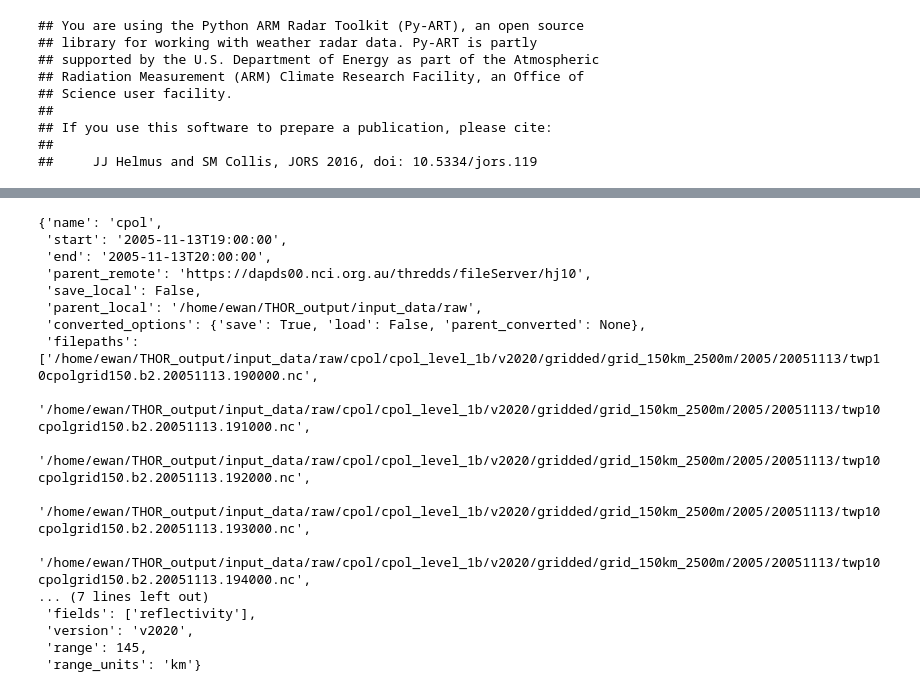
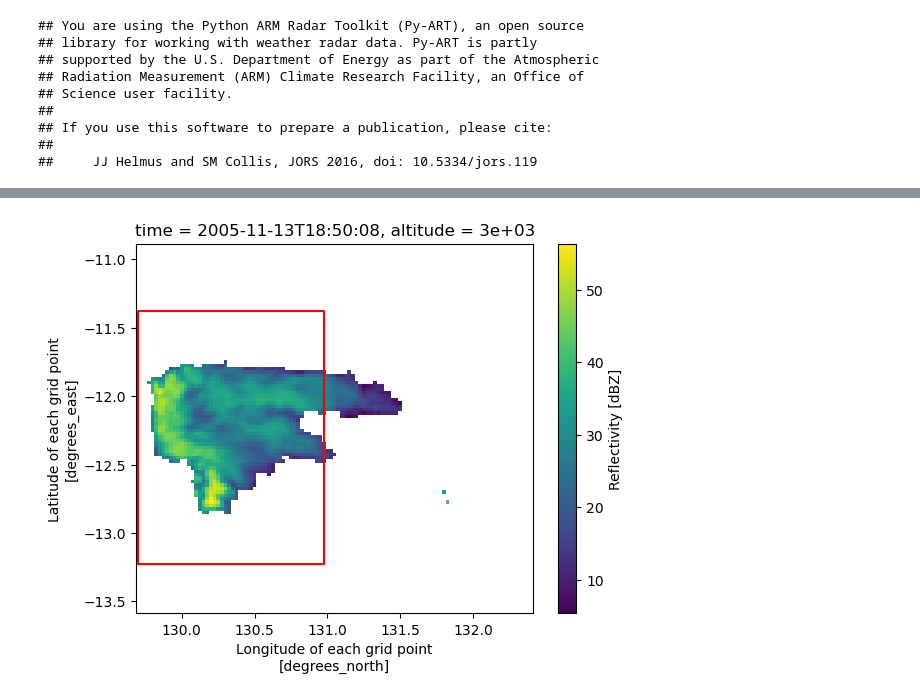
Before and after one commit to THUNER-project/THUNER, a Jupyter notebook: examples/cpol_demo.ipynb, the cells around one changed output, grey strips where cells are left out. Cells and saved outputs as stored; diff of their text form; code cells hidden in the pictures.

```diff
--- a/examples/cpol_demo.ipynb
+++ b/examples/cpol_demo.ipynb
@@ -28,8 +28,8 @@ __file__ = "/home/ewan/Documents/THOR/examples/cpol_demo.ipynb"
 # %%
 # Parent directory for saving outputs
 base_local = Path("/home/ewan/THOR_output")
-start = "2005-11-13T19:00:00"
-end = "2005-11-13T20:00:00"
+start = "2005-11-13T14:00:00"
+end = "2005-11-13T19:00:00"
 
 # Create the data_options dictionary
 converted_options = {"save": True, "load": False, "parent_converted": None}
@@ -132,20 +124,8 @@ tracks = track.simultaneous_track(
-# %%
-data_options["cpol"]
-# %% [output]
-{'name': 'cpol',
- 'start': '2005-11-13T19:00:00',
- 'end': '2005-11-13T20:00:00',
- 'parent_remote': 'https://dapds00.nci.org.au/thredds/fileServer/hj10',
- 'save_local': False,
- 'parent_local': '/home/ewan/THOR_output/input_data/raw',
- 'converted_options': {'save': True, 'load': False, 'parent_converted': None},
- 'filepaths': ['/home/ewan/THOR_output/input_data/raw/cpol/cpol_level_1b/v2020/gridded/grid_150km_2500m/2005/20051113/twp10cpolgrid150.b2.20051113.190000.nc',
-  '/home/ewan/THOR_output/input_data/raw/cpol/cpol_level_1b/v2020/gridded/grid_150km_2500m/2005/20051113/twp10cpolgrid150.b2.20051113.191000.nc',
-  '/home/ewan/THOR_output/input_data/raw/cpol/cpol_level_1b/v2020/gridded/grid_150km_2500m/2005/20051113/twp10cpolgrid150.b2.20051113.192000.nc',
-  '/home/ewan/THOR_output/input_data/raw/cpol/cpol_level_1b/v2020/gridded/grid_150km_2500m/2005/20051113/twp10cpolgrid150.b2.20051113.193000.nc',
-  '/home/ewan/THOR_output/input_data/raw/cpol/cpol_level_1b/v2020/gridded/grid_150km_2500m/2005/20051113/twp10cpolgrid150.b2.20051113.194000.nc',
-... (7 lines left out)
- 'fields': ['reflectivity'],
- 'version': 'v2020',
- 'range': 145,
- 'range_units': 'km'}
+# %%
+cpol = xr.open_dataset(data_options["cpol"]["filepaths"][-2].replace("raw", "converted")).isel(time=0, altitude=6)
+gridcell_area = cpol["gridcell_area"]
+mask = xr.open_dataset("/home/ewan/THOR_output/runs/cpol_demo/masks/mcs_masks.nc")
+mask = mask.isel(time=-2)
+cpol_next = xr.open_dataset(data_options["cpol"]["filepaths"][-1].replace("raw", "converted")).isel(time=0, altitude=6)
+cpol = cpol["reflectivity"]
+cpol_next = cpol_next["reflectivity"]
@@ -151,0 +135,34 @@ data_options["cpol"]
+# %%
+obj=1
+bounding_box = get_bounding_box(obj, mask["cell_mask"])
+# cpol.where(mask['cell_mask'] == obj).plot()
+
+flow_margin = 0.4
+grid_spacing = grid_options["geographic_spacing"]
+flow_margin_row = int(np.ceil(flow_margin / grid_spacing[0]))
+flow_margin_col = int(np.ceil(flow_margin / grid_spacing[1]))
+flow_box = bounding_box.copy()
+flow_box = expand_bounding_box(flow_box, flow_margin_row, flow_margin_col)
+flow_box = clip_bounding_box(flow_box, cpol.shape)
+current_grid = cpol_next.copy()
+previous_grid = cpol.copy()
+
+box_current = current_grid[
+    flow_box["row_min"] : flow_box["row_max"] + 1,
+    flow_box["col_min"] : flow_box["col_max"] + 1,
+]
+box_previous = previous_grid[
+    flow_box["row_min"] : flow_box["row_max"] + 1,
+    flow_box["col_min"] : flow_box["col_max"] + 1,
+]
+# %%
+cpol.plot()
+
+box = flow_box
+
+rows = [box["row_min"], box["row_min"], box["row_max"], box["row_max"], box["row_min"]]
+cols = [box["col_min"], box["col_max"], box["col_max"], box["col_min"], box["col_min"]]
+plt.plot(mask.longitude.values[cols], mask.latitude.values[rows], 'r-')
+plt.show()
+# %% [output]
+[figure, added]
```
Also changed, not shown: parts of 16 cells of this notebook, 14 other files.
